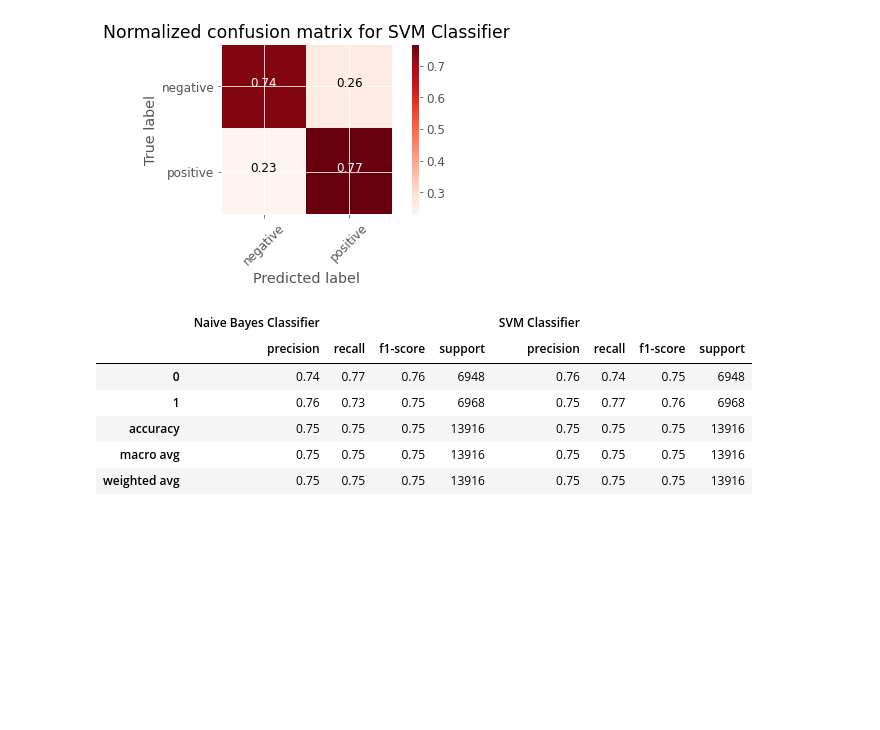
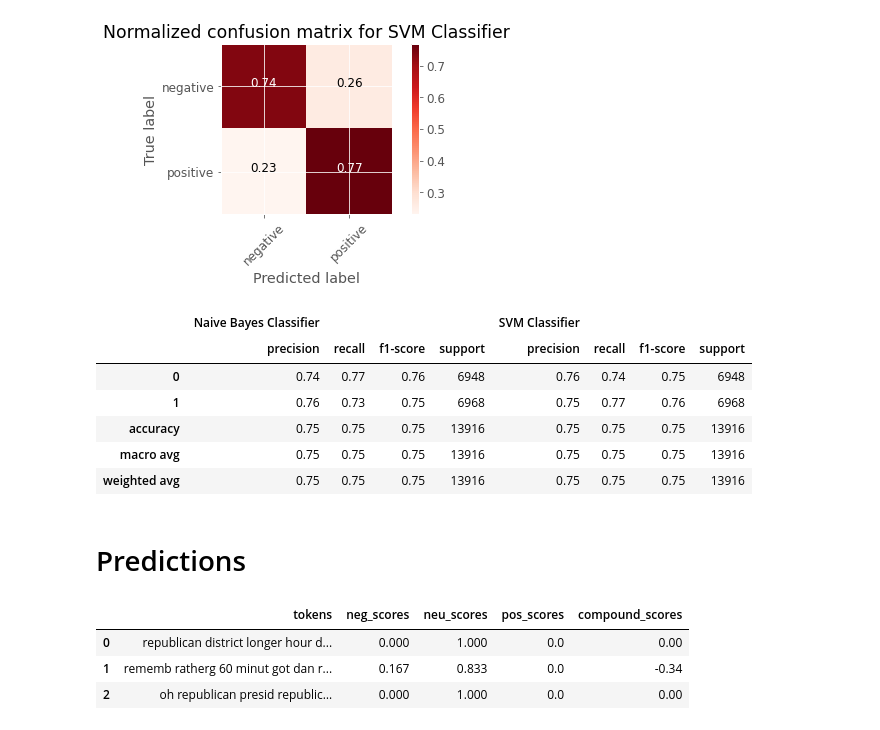
Before and after one commit to babybe11/COG403_Final_Project, a Jupyter notebook: Codes.ipynb, the cells around one changed output. Saved outputs shown, nothing was run; the diff lists cells and outputs as text; code cells hidden in the pictures; blank space fills up the shorter version.

Commit message:
added implemented model predictions to codes

```diff
--- a/Codes.ipynb
+++ b/Codes.ipynb
@@ -829,3 +831,5 @@ SML_dfs_combined
 | accuracy | 0.75 | 0.75 | 0.75 | 13916 | 0.75 | 0.75 | 0.75 | 13916 |
 | macro avg | 0.75 | 0.75 | 0.75 | 13916 | 0.75 | 0.75 | 0.75 | 13916 |
 | weighted avg | 0.75 | 0.75 | 0.75 | 13916 | 0.75 | 0.75 | 0.75 | 13916 |
+# %% [markdown]
+# Predictions
@@ -831,0 +844,13 @@ SML_dfs_combined
+# %%
+# load testing data
+testing = pd.read_csv('cleaned_test_data.csv')
+
+# remove rows with none values
+testing = testing.dropna(0, 'any')
+
+testing.head(3)
+# %% [output]
+|  | tokens | neg_scores | neu_scores | pos_scores | compound_scores |
+| 0 | republican district longer hour d... | 0.000 | 1.000 | 0.0 | 0.00 |
+| 1 | rememb ratherg 60 minut got dan r... | 0.167 | 0.833 | 0.0 | -0.34 |
+| 2 | oh republican presid republic… | 0.000 | 1.000 | 0.0 | 0.00 |
```
Also changed, not shown: parts of 7 cells of this notebook.
